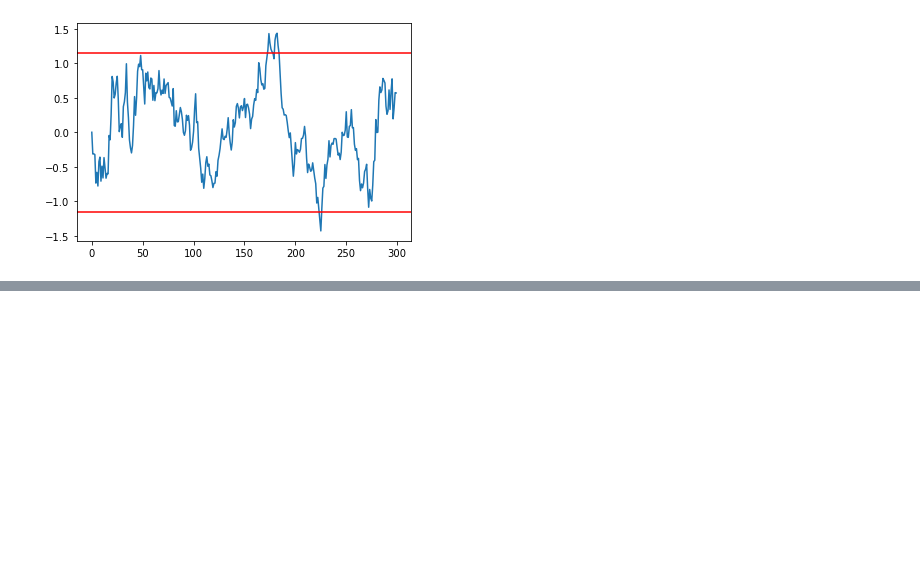
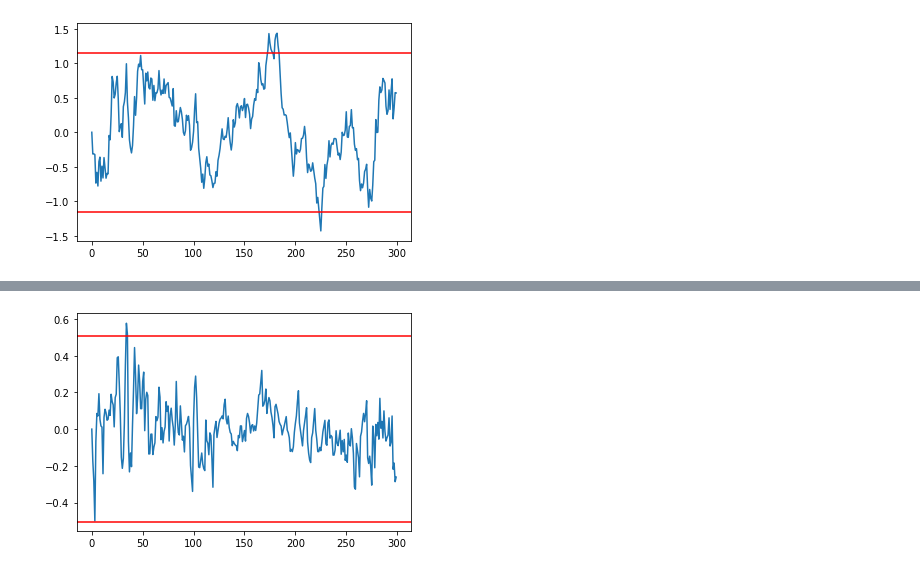
Before and after one commit to tiffanyguo8/MICRO-452, a Jupyter notebook: src/mrproject/kalman_test.ipynb, the cells around one changed output, grey strips where cells are left out. Drawn from its saved outputs; the diff is of its cells as text; code cells hidden in the pictures; blank space fills up the shorter version.

```diff
--- a/src/mrproject/kalman_test.ipynb
+++ b/src/mrproject/kalman_test.ipynb
@@ -267,0 +389,8 @@ plt.show()
+# %%
+pos_est = np.array(pos_est)
+plt.plot(err_est[:,0])
+plt.axhline(y=2*np.sqrt(np.array(Ps[k])[0,0]), color='r')
+plt.axhline(y=-2*np.sqrt(np.array(Ps[k])[0,0]), color='r')
+plt.show()
+# %% [output]
+[figure, added]
```
Also changed, not shown: parts of 11 cells of this notebook, 8 other files.
